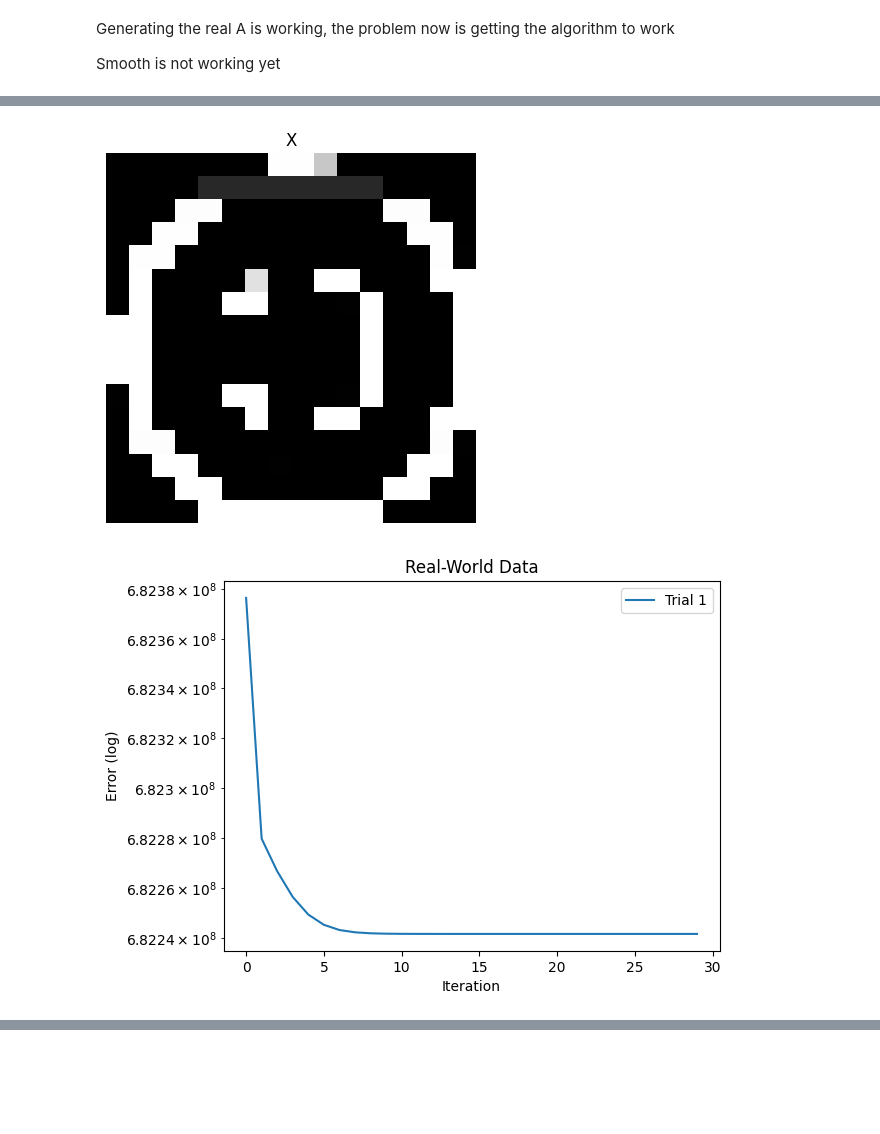
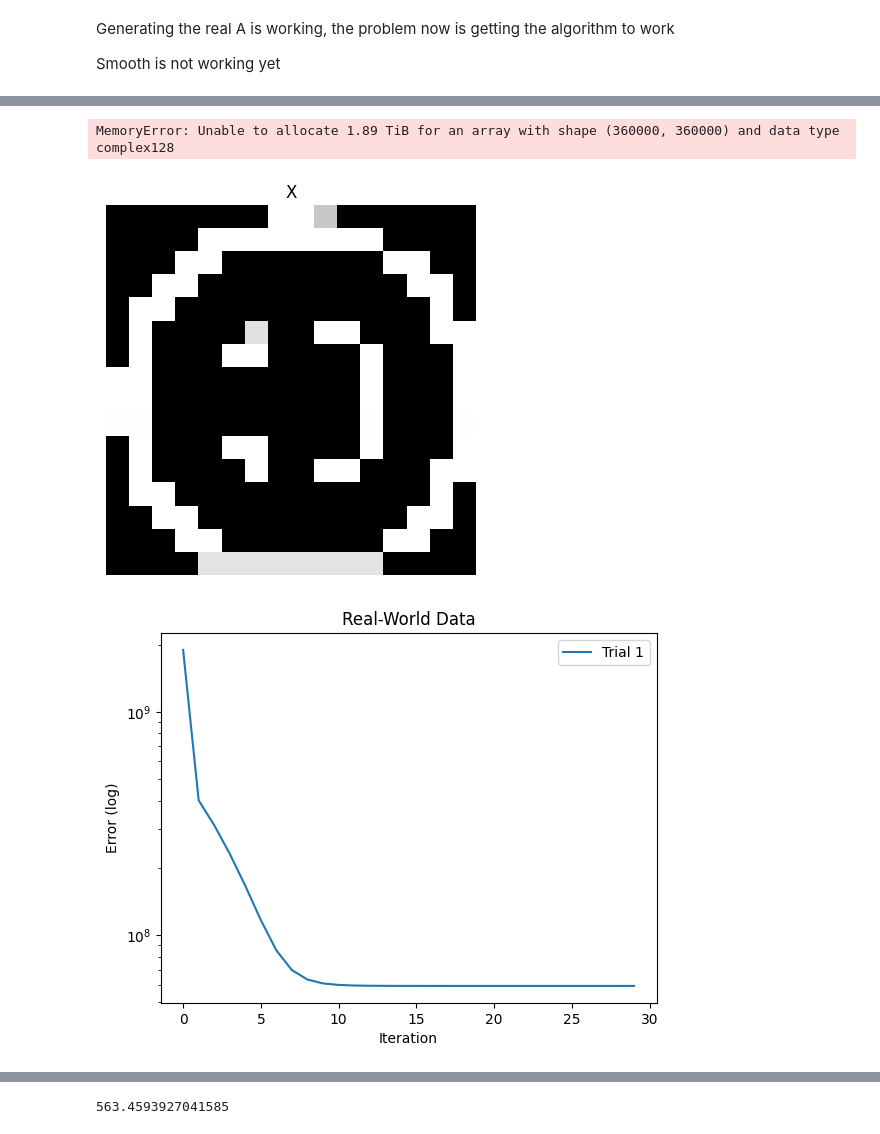
Before and after one commit to gmbabreu/BWGD, a Jupyter notebook: Real Data.ipynb, the cells around one changed output, grey strips where cells are left out. Saved outputs shown, nothing was run; the diff lists cells and outputs as text; code cells hidden in the pictures; blank space fills up the shorter version.

```diff
--- a/Real Data.ipynb
+++ b/Real Data.ipynb
@@ -226,0 +228,11 @@ Difference of A(I) and A_mat @ I: 3.286160932242437e-13
+# %%
+# Load the image
+stanford = 'stanford.jpg'
+image = Image.open(image_path)
+image_np = np.array(image)
+
+plt.imshow(image_np[:,:,:])
+plt.axis('off')  # Hide axis
+plt.title('Uploaded Image')
+plt.show()
+image_np.shape
@@ -227,30 +242,55 @@ Difference of A(I) and A_mat @ I: 3.286160932242437e-13
+# %%
+A = construct_A_matrix(300, 1200, 1, Masks)
+for i in range(3):
+    x_true = image_np[:, :, i]
+    y = (np.abs(A @ x_true))  # shape (21 * 256,)
+
+    # Run your algorithm
+    x_hat, iters = bwgd_smooth(y, A.T, init="spec2")
+
+    # Compute alignment-invariant error
+    error = []
+    for xi in x_hat:
+        error.append(np.linalg.norm((np.abs(A@xi))-y))
+
+    plot_data(x_hat[-1].reshape(16, 16))
+
+    # Plot error per iteration
+    plt.plot(error, label=f"Trial {i+1}")
+    plt.xlabel("Iteration")
+    plt.ylabel("Error (log)")
+    plt.yscale('log')
+    plt.title("Real-World Data")
+    plt.legend()
+    plt.show()
+# %% [output]
+MemoryError: Unable to allocate 1.89 TiB for an array with shape (360000, 360000) and data type complex128
 # %%
 # Load Data and generate data
 XH = load_v73_mat('AmpSLM_16x16/XH_test.mat', 'XH_test')
-A = A_mat
-
+A = construct_A_matrix(16, 16, 21, Masks)
 for i in range(5):
     x_true = XH[i, :]
-    y = np.square(np.abs(A @ x_true))  # shape (21 * 256,)
+    y = np.abs(A @ x_true)**2  # shape (21 * 256,)
 
     # Run your algorithm
     x_hat, iters = bwgd_complex(y, A.T, init="spec2")
 
     # Compute alignment-invariant error
     error = []
     for xi in x_hat:
-        error.append(np.linalg.norm((np.abs(A@xi))-y))
+        error.append(np.linalg.norm((np.abs(A@xi))**2-y))
 
     plot_data(x_hat[-1].reshape(16, 16))
 
     # Plot error per iteration
     plt.plot(error, label=f"Trial {i+1}")
     plt.xlabel("Iteration")
     plt.ylabel("Error (log)")
     plt.yscale('log')
     plt.title("Real-World Data")
     plt.legend()
     plt.show()
 # %% [output]
-[figure, old version]
+[figure, new version]
-[figure, old version]
+[figure, new version]
@@ -264,0 +305,4 @@ for i in range(5):
+# %%
+np.linalg.norm(x_true-x_hat[-1])
+# %% [output]
+563.4593927041585
```
Also changed, not shown: parts of 7 cells of this notebook, 3 other files.
